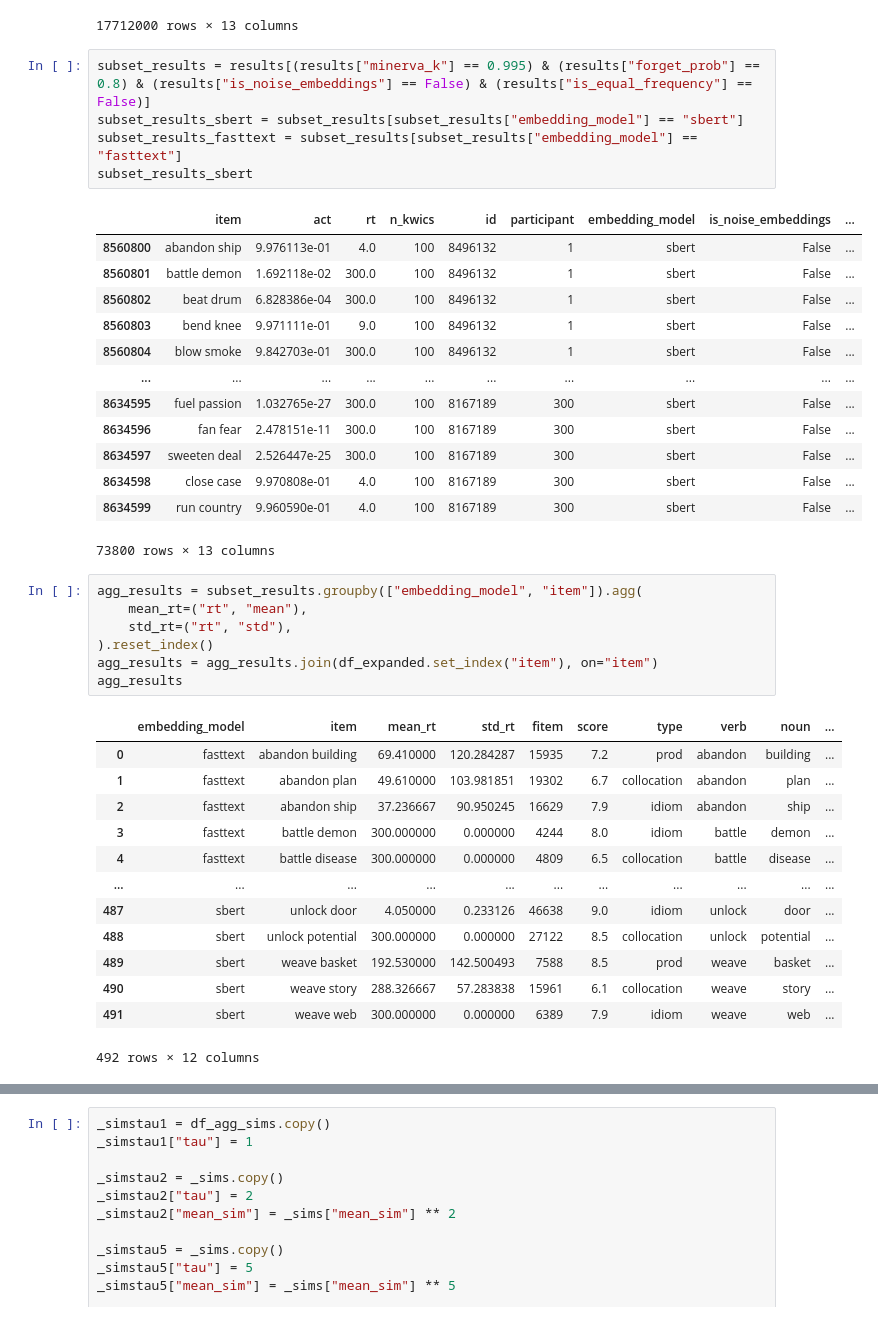
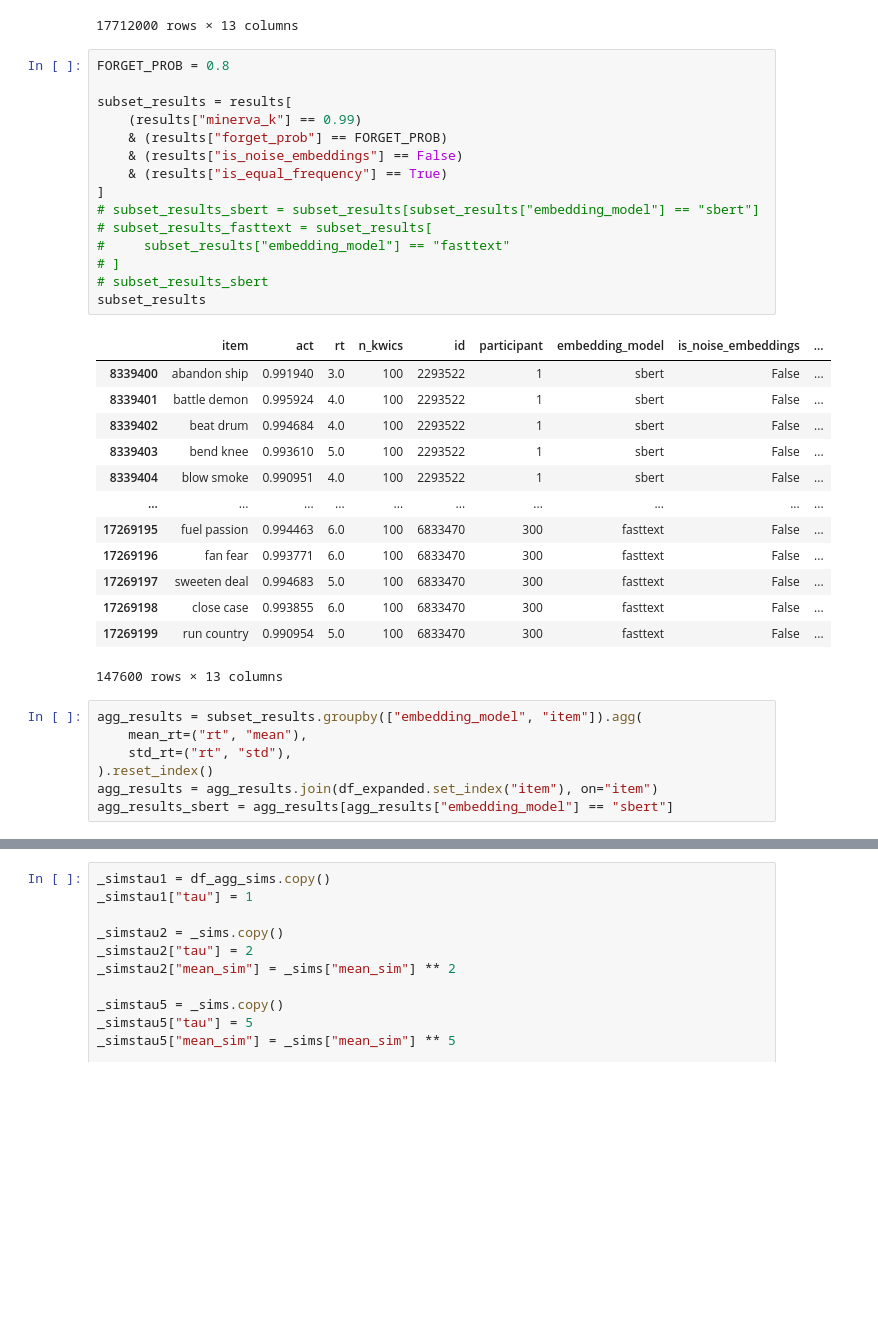
Before and after one commit to psydelle/minerva2, a Jupyter notebook: analysis/minerva_analyses.ipynb, the cells around one changed output, grey strips where cells are left out. Drawn from its saved outputs; the diff is of its cells as text; blank space fills up the shorter version.

```diff
--- a/analysis/minerva_analyses.ipynb
+++ b/analysis/minerva_analyses.ipynb
@@ -366,42 +344,38 @@ results
 | 17711999 | run country | 0.997619 | 5.0 | 100 | 2305763 | 300 | fasttext | True | ... |
 17712000 rows × 13 columns
 # %%
-subset_results = results[(results["minerva_k"] == 0.995) & (results["forget_prob"] == 0.8) & (results["is_noise_embeddings"] == False) & (results["is_equal_frequency"] == False)]
-subset_results_sbert = subset_results[subset_results["embedding_model"] == "sbert"]
-subset_results_fasttext = subset_results[subset_results["embedding_model"] == "fasttext"]
-subset_results_sbert
+FORGET_PROB = 0.8
+
+subset_results = results[
+    (results["minerva_k"] == 0.99)
+    & (results["forget_prob"] == FORGET_PROB)
+    & (results["is_noise_embeddings"] == False)
+    & (results["is_equal_frequency"] == True)
+]
+# subset_results_sbert = subset_results[subset_results["embedding_model"] == "sbert"]
+# subset_results_fasttext = subset_results[
+#     subset_results["embedding_model"] == "fasttext"
+# ]
+# subset_results_sbert
+subset_results
 # %% [output]
 |  | item | act | rt | n_kwics | id | participant | embedding_model | is_noise_embeddings | ... |
-| 8560800 | abandon ship | 9.976113e-01 | 4.0 | 100 | 8496132 | 1 | sbert | False | ... |
-| 8560801 | battle demon | 1.692118e-02 | 300.0 | 100 | 8496132 | 1 | sbert | False | ... |
-| 8560802 | beat drum | 6.828386e-04 | 300.0 | 100 | 8496132 | 1 | sbert | False | ... |
-| 8560803 | bend knee | 9.971111e-01 | 9.0 | 100 | 8496132 | 1 | sbert | False | ... |
-| 8560804 | blow smoke | 9.842703e-01 | 300.0 | 100 | 8496132 | 1 | sbert | False | ... |
+| 8339400 | abandon ship | 0.991940 | 3.0 | 100 | 2293522 | 1 | sbert | False | ... |
+| 8339401 | battle demon | 0.995924 | 4.0 | 100 | 2293522 | 1 | sbert | False | ... |
+| 8339402 | beat drum | 0.994684 | 4.0 | 100 | 2293522 | 1 | sbert | False | ... |
+| 8339403 | bend knee | 0.993610 | 5.0 | 100 | 2293522 | 1 | sbert | False | ... |
+| 8339404 | blow smoke | 0.990951 | 4.0 | 100 | 2293522 | 1 | sbert | False | ... |
 | ... | ... | ... | ... | ... | ... | ... | ... | ... | ... |
-| 8634595 | fuel passion | 1.032765e-27 | 300.0 | 100 | 8167189 | 300 | sbert | False | ... |
-| 8634596 | fan fear | 2.478151e-11 | 300.0 | 100 | 8167189 | 300 | sbert | False | ... |
-| 8634597 | sweeten deal | 2.526447e-25 | 300.0 | 100 | 8167189 | 300 | sbert | False | ... |
-| 8634598 | close case | 9.970808e-01 | 4.0 | 100 | 8167189 | 300 | sbert | False | ... |
-| 8634599 | run country | 9.960590e-01 | 4.0 | 100 | 8167189 | 300 | sbert | False | ... |
+| 17269195 | fuel passion | 0.994463 | 6.0 | 100 | 6833470 | 300 | fasttext | False | ... |
+| 17269196 | fan fear | 0.993771 | 6.0 | 100 | 6833470 | 300 | fasttext | False | ... |
+| 17269197 | sweeten deal | 0.994683 | 5.0 | 100 | 6833470 | 300 | fasttext | False | ... |
+| 17269198 | close case | 0.993855 | 6.0 | 100 | 6833470 | 300 | fasttext | False | ... |
+| 17269199 | run country | 0.990954 | 5.0 | 100 | 6833470 | 300 | fasttext | False | ... |
-73800 rows × 13 columns
+147600 rows × 13 columns
 # %%
 agg_results = subset_results.groupby(["embedding_model", "item"]).agg(
     mean_rt=("rt", "mean"),
     std_rt=("rt", "std"),
 ).reset_index()
 agg_results = agg_results.join(df_expanded.set_index("item"), on="item")
-agg_results
+agg_results_sbert = agg_results[agg_results["embedding_model"] == "sbert"]
-# %% [output]
-|  | embedding_model | item | mean_rt | std_rt | fitem | score | type | verb | noun | ... |
-| 0 | fasttext | abandon building | 69.410000 | 120.284287 | 15935 | 7.2 | prod | abandon | building | ... |
-| 1 | fasttext | abandon plan | 49.610000 | 103.981851 | 19302 | 6.7 | collocation | abandon | plan | ... |
-| 2 | fasttext | abandon ship | 37.236667 | 90.950245 | 16629 | 7.9 | idiom | abandon | ship | ... |
-| 3 | fasttext | battle demon | 300.000000 | 0.000000 | 4244 | 8.0 | idiom | battle | demon | ... |
-| 4 | fasttext | battle disease | 300.000000 | 0.000000 | 4809 | 6.5 | collocation | battle | disease | ... |
-| ... | ... | ... | ... | ... | ... | ... | ... | ... | ... | ... |
-| 487 | sbert | unlock door | 4.050000 | 0.233126 | 46638 | 9.0 | idiom | unlock | door | ... |
-| 488 | sbert | unlock potential | 300.000000 | 0.000000 | 27122 | 8.5 | collocation | unlock | potential | ... |
-| 489 | sbert | weave basket | 192.530000 | 142.500493 | 7588 | 8.5 | prod | weave | basket | ... |
-| 490 | sbert | weave story | 288.326667 | 57.283838 | 15961 | 6.1 | collocation | weave | story | ... |
-| 491 | sbert | weave web | 300.000000 | 0.000000 | 6389 | 7.9 | idiom | weave | web | ... |
-492 rows × 12 columns
```
Also changed, not shown: parts of 16 cells of this notebook, 1 other file.
